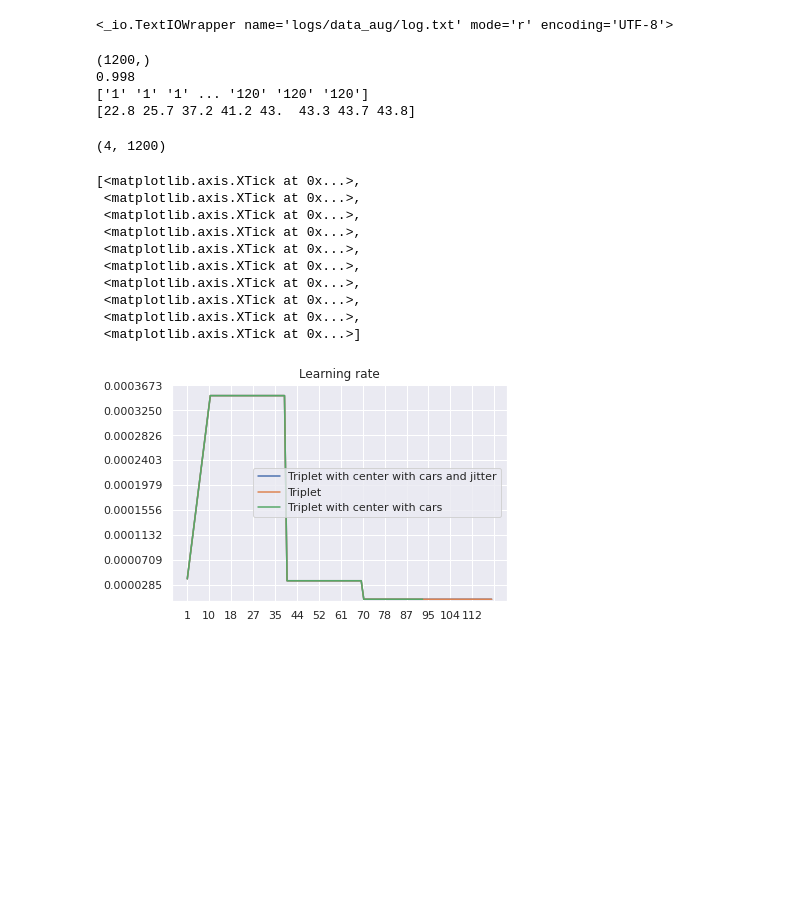
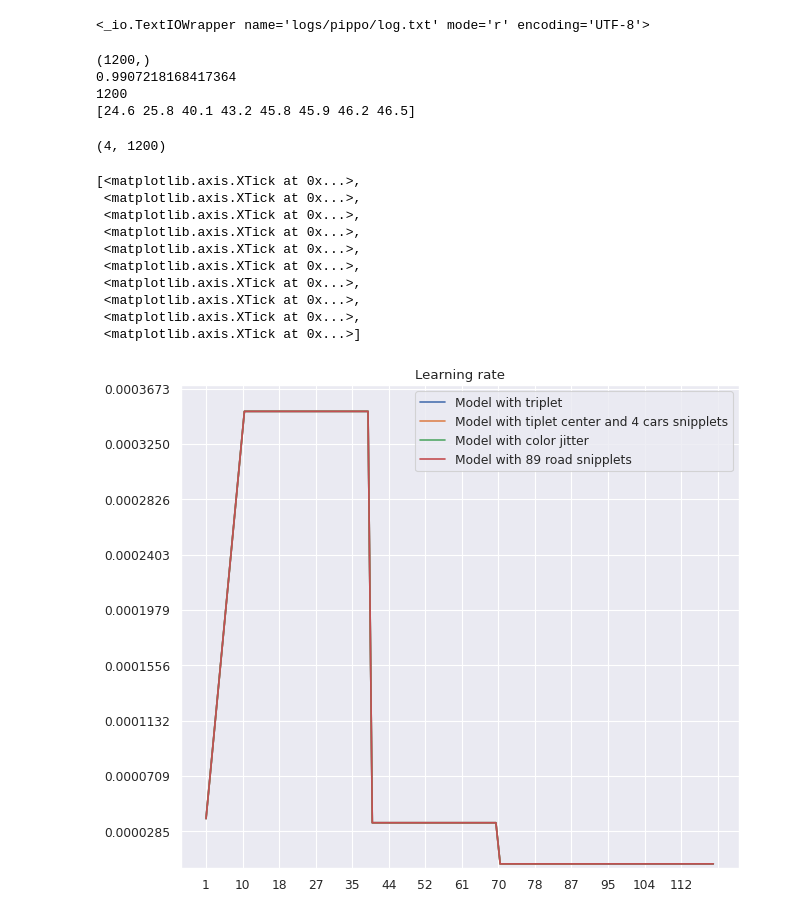
Before and after one commit to nodiz/reid-strong-baseline, a Jupyter notebook: plot log.ipynb, the cells around one changed output. Cells and saved outputs as stored; diff of their text form; code cells hidden in the pictures; blank space fills up the shorter version.

Commit message:
final plot of the result

```diff
--- a/plot log.ipynb
+++ b/plot log.ipynb
@@ -6,5 +7,5 @@ import string
 # %%
-f = open("logs/data_aug/log.txt", "r")
+f = open("logs/pippo/log.txt", "r")
 
 print(f)
 Epoch=np.array([])
@@ -63,19 +64,26 @@ for line in f:
 
             Epoch = np.append(Epoch,word[4][6:-1])
 # %% [output]
-<_io.TextIOWrapper name='logs/data_aug/log.txt' mode='r' encoding='UTF-8'>
+<_io.TextIOWrapper name='logs/pippo/log.txt' mode='r' encoding='UTF-8'>
+# %%
+# Smoothing data
+
+#Epoch=[idx]
+Acc=savgol_filter(Acc,101,2)
+#Lr=savgol_filter(Lr,201,3)
+Loss=savgol_filter(Loss,101,2)
 # %%
 print(Lr.shape)
 print(np.max(Acc))
 
 
-print(Epoch)
+print(Epoch.size)
 print(mAP)
 # %% [output]
 (1200,)
-0.998
-['1' '1' '1' ... '120' '120' '120']
-[22.8 25.7 37.2 41.2 43.  43.3 43.7 43.8]
+0.9907218168417364
+1200
+[24.6 25.8 40.1 43.2 45.8 45.9 46.2 46.5]
 # %%
 
 simulation1 = np.array([Epoch, Lr, Acc, Loss])
@@ -85,6 +97,9 @@ np.save(path,simulation1.astype(np.float))
 # %% [output]
 (4, 1200)
 # %%
+data_aug=np.load('./logs/data_aug/simulation.npy')
+data_aug=np.asarray(data_aug)
+
 
 cars=np.load('./logs/cars/simulation.npy')
 cars=np.asarray(cars)
@@ -96,48 +111,52 @@ import seaborn as sns
 
 sns.set()
 
+plt.figure(figsize=(9,8), dpi=80, facecolor='w', edgecolor ='k')
 plt.title('Learning rate')
-plt.plot(Epoch,Lr,label='Triplet with center with cars and jitter')
-plt.plot(simulation1[0][:],simulation1[1][:].astype(np.float),label='Triplet')
-plt.plot(cars[0][:]-1,cars[1][:].astype(np.float),label='Triplet with center with cars')
+plt.plot(simulation1[0][:],simulation1[1][:].astype(np.float),label='Model with triplet')
+plt.plot(cars[0][:]-1,cars[1][:].astype(np.float),label='Model with tiplet center and 4 cars snipplets')
+plt.plot(data_aug[0][:]-1,data_aug[1][:].astype(np.float),label='Model with color jitter')
+plt.plot(Epoch,Lr,label='Model with 89 road snipplets')
 plt.legend()
 ax = plt.gca()
 ymin, ymax = ax.get_ylim()
 ax.set_yticks(np.linspace(ymin,ymax,10))
 ax.set_xticks(np.linspace(0,120,15))
 ax.set_ylim((0,0.00037))
 
-plt.figure()
+plt.figure(figsize=(9,8), dpi=80, facecolor='w', edgecolor ='k')
 plt.title('Accuracy')
-plt.plot(Epoch,Acc,label='Triplet with center with cars')
-plt.plot(simulation[0][:]-1,simulation[2][:],label='Triplet')
-plt.plot(cars[0][:]-1,cars[2][:],label='Triplet with center with cars')
+plt.plot(simulation[0][:]-1,simulation[2][:],label='Model with triplet')
+plt.plot(cars[0][:]-1,cars[2][:],label='Model with tiplet center and 4 cars snipplets')
+plt.plot(data_aug[0][:]-1,data_aug[2][:].astype(np.float),label='Model with color jitter')
+plt.plot(Epoch,Acc,label='Model with 89 road snipplets')
 plt.legend()
 ax = plt.gca()
 ymin, ymax = ax.get_ylim()
 ax.set_yticks(np.linspace(ymin,ymax,10))
 ax.set_xticks(np.linspace(0,120,15))
 ax.set_ylim((0,1))
 
-plt.figure()
+plt.figure(figsize=(9,8), dpi=80, facecolor='w', edgecolor ='k')
 plt.title('Loss')
-plt.plot(Epoch,Loss,label='Triplet with center with cars')
-plt.plot(simulation[0][:]-1,simulation[3][:],label='Triplet')
-plt.plot(cars[0][:]-1,cars[3][:],label='Triplet with center with cars')
+plt.plot(simulation[0][:]-1,simulation[3][:],label='Model with triplet')
+plt.plot(cars[0][:]-1,cars[3][:],label='Model with tiplet center and 4 cars snipplets')
+plt.plot(data_aug[0][:]-1,data_aug[3][:].astype(np.float),label='Model with color jitter')
+plt.plot(Epoch,Loss,label='Model with 89 road snipplets')
 plt.legend()
 ax = plt.gca()
 ymin, ymax = ax.get_ylim()
 ax.set_yticks(np.linspace(ymin,ymax,15))
 ax.set_xticks(np.linspace(0,120,10))
 # %% [output]
 [<matplotlib.axis.XTick at 0x...>,
  <matplotlib.axis.XTick at 0x...>,
  <matplotlib.axis.XTick at 0x...>,
  <matplotlib.axis.XTick at 0x...>,
  <matplotlib.axis.XTick at 0x...>,
  <matplotlib.axis.XTick at 0x...>,
  <matplotlib.axis.XTick at 0x...>,
  <matplotlib.axis.XTick at 0x...>,
  <matplotlib.axis.XTick at 0x...>,
  <matplotlib.axis.XTick at 0x...>]
-[figure, old version]
+[figure, new version]
```
Also changed, not shown: parts of 6 cells of this notebook.
